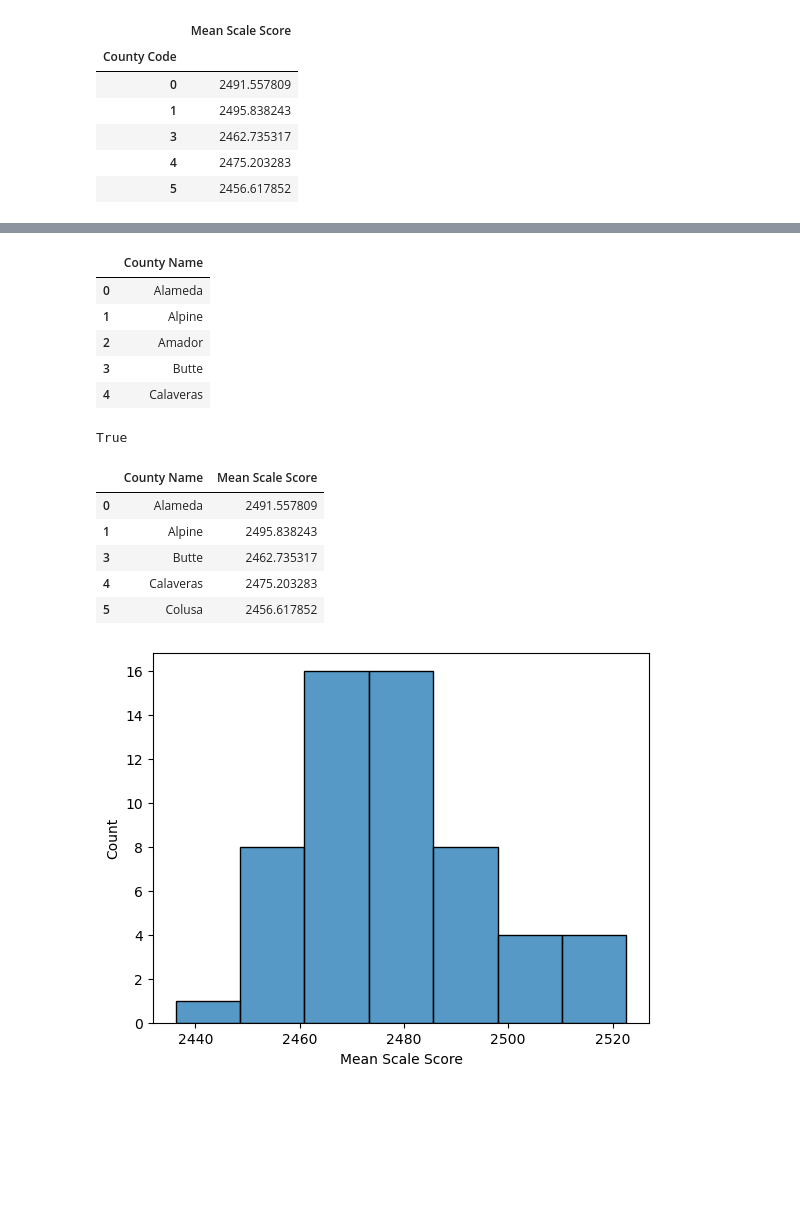
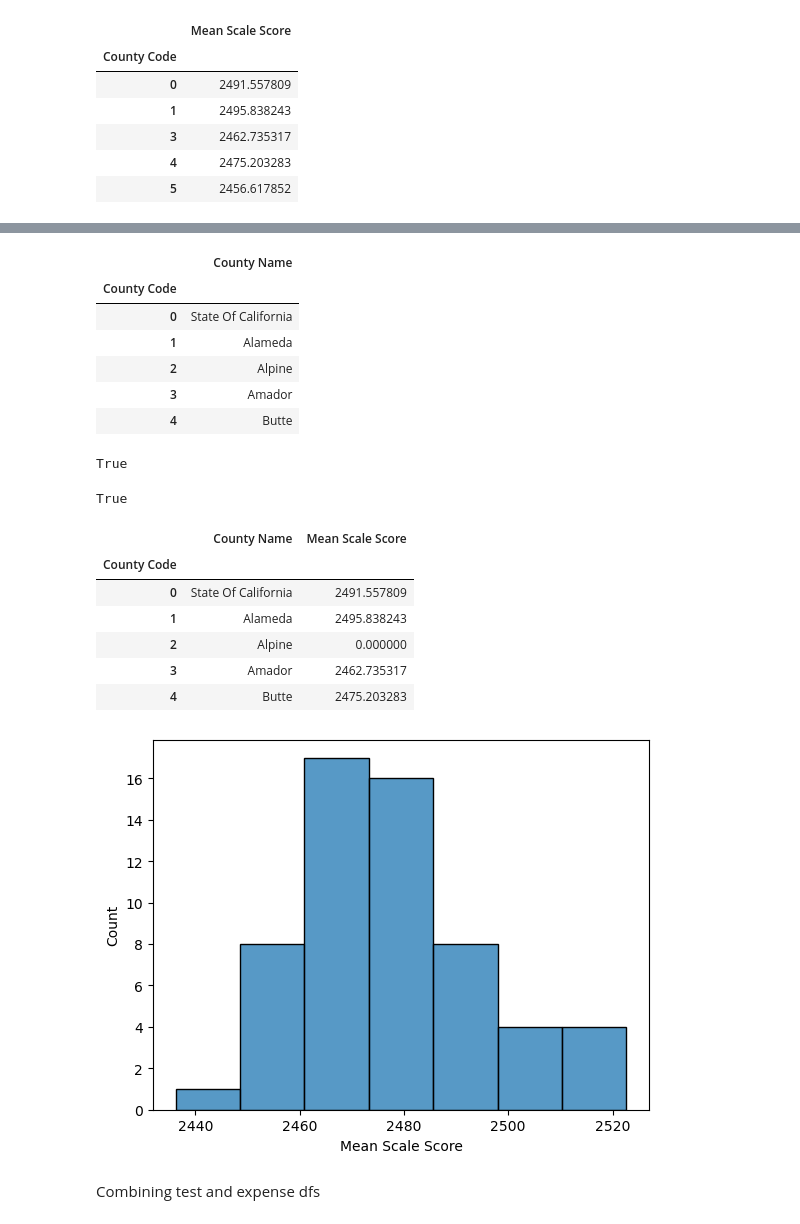
Before and after one commit to lawrencewang1/DavisHacks2025, a Jupyter notebook: data/visualization.ipynb, the cells around one changed output, grey strips where cells are left out. Saved outputs shown, nothing was run; the diff lists cells and outputs as text; code cells hidden in the pictures; blank space fills up the shorter version.

Commit message:
finished cleaning data - saved to csv

```diff
--- a/data/visualization.ipynb
+++ b/data/visualization.ipynb
@@ -95,3 +95,8 @@ testing_data_short.head()
 | 3 | 2462.735317 |
 | 4 | 2475.203283 |
 | 5 | 2456.617852 |
+# %%
+new_row = pd.DataFrame([[0]], columns=testing_data_short.columns, index=[2])
+testing_data_short = pd.concat([testing_data_short, new_row])
+testing_data_short = testing_data_short.sort_index()
+testing_data_short.head()
@@ -98,31 +110,35 @@ testing_data_short.head()
 # %%
 # cleaning county info
-county_info_short = county_info[['County Code', 'County Name']].drop(index=0).groupby('County Code').agg('first')
-county_info_short = county_info_short.reset_index()
-county_info_short = county_info_short.drop(columns=['County Code'])
+county_info_short = county_info[['County Code', 'County Name']].groupby('County Code').agg('first')
 county_info_short.head()
 # %% [output]
 |  | County Name |
-| 0 | Alameda |
-| 1 | Alpine |
-| 2 | Amador |
-| 3 | Butte |
-| 4 | Calaveras |
+| County Code |  |
+| 0 | State Of California |
+| 1 | Alameda |
+| 2 | Alpine |
+| 3 | Amador |
+| 4 | Butte |
 # %%
-len(testing_data_short) == len(county_info_short)
+print(len(testing_data_short) == len(county_info_short))
+all(testing_data_short.index == county_info_short.index)
 # %% [output]
 True
+True
 # %%
 combined_testing_data = county_info_short.merge(testing_data_short, left_index=True, right_index=True)
 combined_testing_data.head()
 # %% [output]
 |  | County Name | Mean Scale Score |
-| 0 | Alameda | 2491.557809 |
-| 1 | Alpine | 2495.838243 |
-| 3 | Butte | 2462.735317 |
-| 4 | Calaveras | 2475.203283 |
-| 5 | Colusa | 2456.617852 |
+| County Code |  |  |
+| 0 | State Of California | 2491.557809 |
+| 1 | Alameda | 2495.838243 |
+| 2 | Alpine | 0.000000 |
+| 3 | Amador | 2462.735317 |
+| 4 | Butte | 2475.203283 |
 # %%
-sns.histplot(data=combined_testing_data, x='Mean Scale Score');
+sns.histplot(data=combined_testing_data.drop(index=[2]), x='Mean Scale Score');
 # %% [output]
-[figure, old version]
+[figure, new version]
+# %% [markdown]
+Combining test and expense dfs
```
Also changed, not shown: parts of 7 cells of this notebook, 1 other file.
